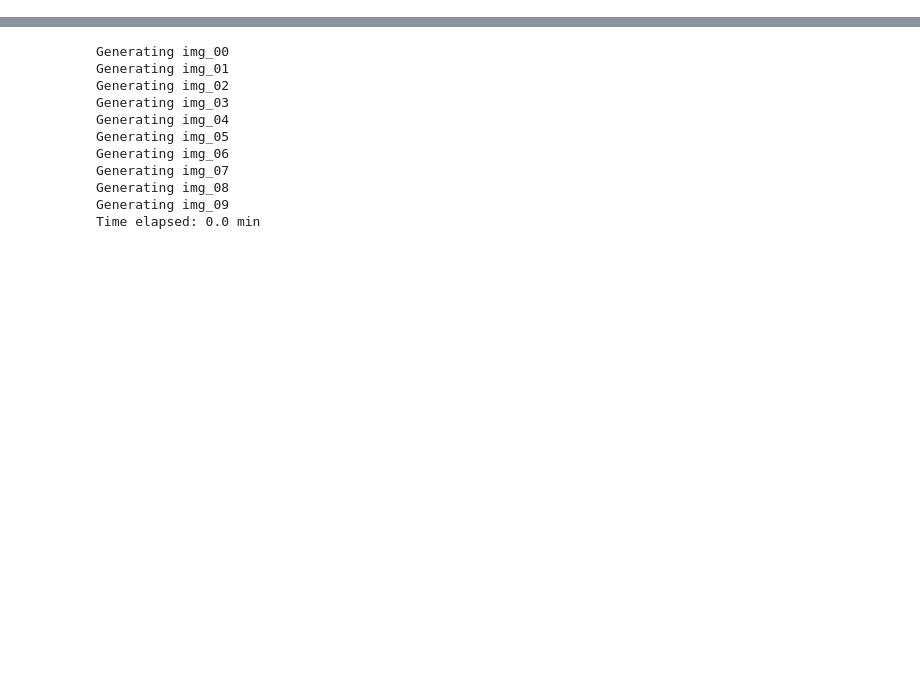
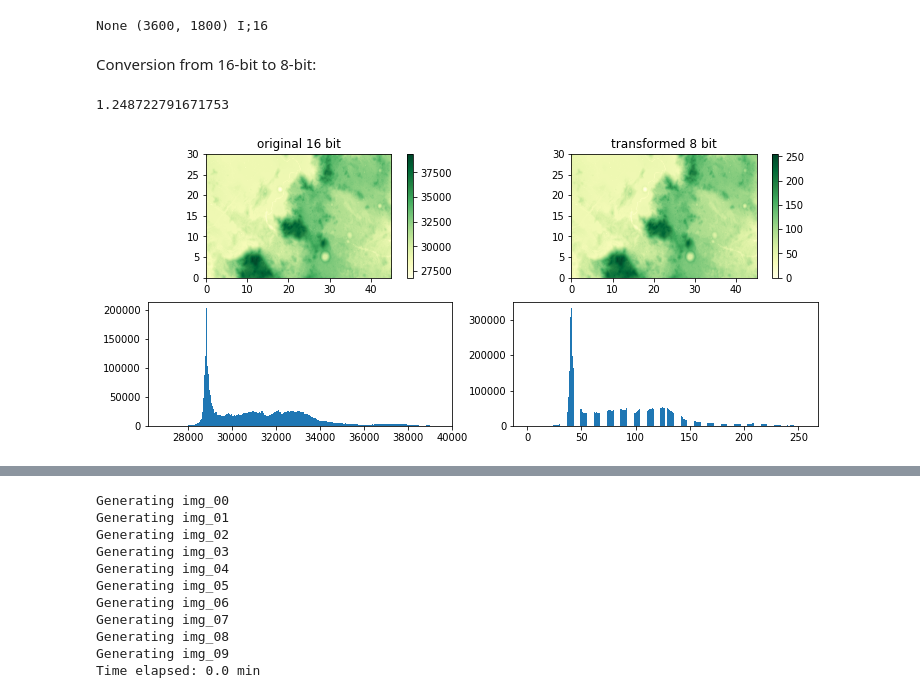
Before and after one commit to yuvalgrossman/DeepCrater, a Jupyter notebook: SLDEM_sets.ipynb, the cells around one changed output, grey strips where cells are left out. Cells and saved outputs as stored; diff of their text form; code cells hidden in the pictures; blank space fills up the shorter version.

```diff
--- a/SLDEM_sets.ipynb
+++ b/SLDEM_sets.ipynb
@@ -18,0 +37,45 @@ source_cdim = [0., 45., 0., 30.]
+# %%
+box = (0,1800,3600,3600)
+ex_box = source_cdim*(np.array(box)/(img.size+img.size))[[0,2,1,3]]
+img_cr=img.crop(box)
+print(img_cr.format, img_cr.size, img_cr.mode)
+# %% [output]
+None (3600, 1800) I;16
+# %% [markdown]
+Conversion from 16-bit to 8-bit:
+# %%
+start_time = time.time()
+
+img16=np.asarray(img_cr)
+img16vec=np.concatenate(img16)
+
+fig=plt.figure(figsize=(12,5))
+#plot original image 16 bit+histogram:
+plt.subplot(2,2,1)
+plt.title('original 16 bit')
+plt.imshow(img16, extent=source_cdim, aspect="equal", cmap="YlGn")
+plt.colorbar()
+
+plt.subplot(2,2,3)
+plt.hist(img16vec, 256*2);
+
+
+#transformation:
+min_val = np.min(img16vec)
+dif = (np.max(img16vec)-min_val)
+img8 = np.uint8((img16-min_val)/dif*256)
+
+#plot transformed 8 bit+hist:
+plt.subplot(2,2,2)
+plt.title('transformed 8 bit')
+plt.imshow(img8, extent=source_cdim, aspect="equal", cmap="YlGn")
+plt.colorbar()
+
+plt.subplot(2,2,4)
+plt.hist(np.concatenate(img8), 256*2);
+
+elapsed_time = time.time() - start_time
+print(elapsed_time)
+# %% [output]
+1.248722791671753
+[figure, added]
```
Also changed, not shown: parts of 21 cells of this notebook, 4 other files.
